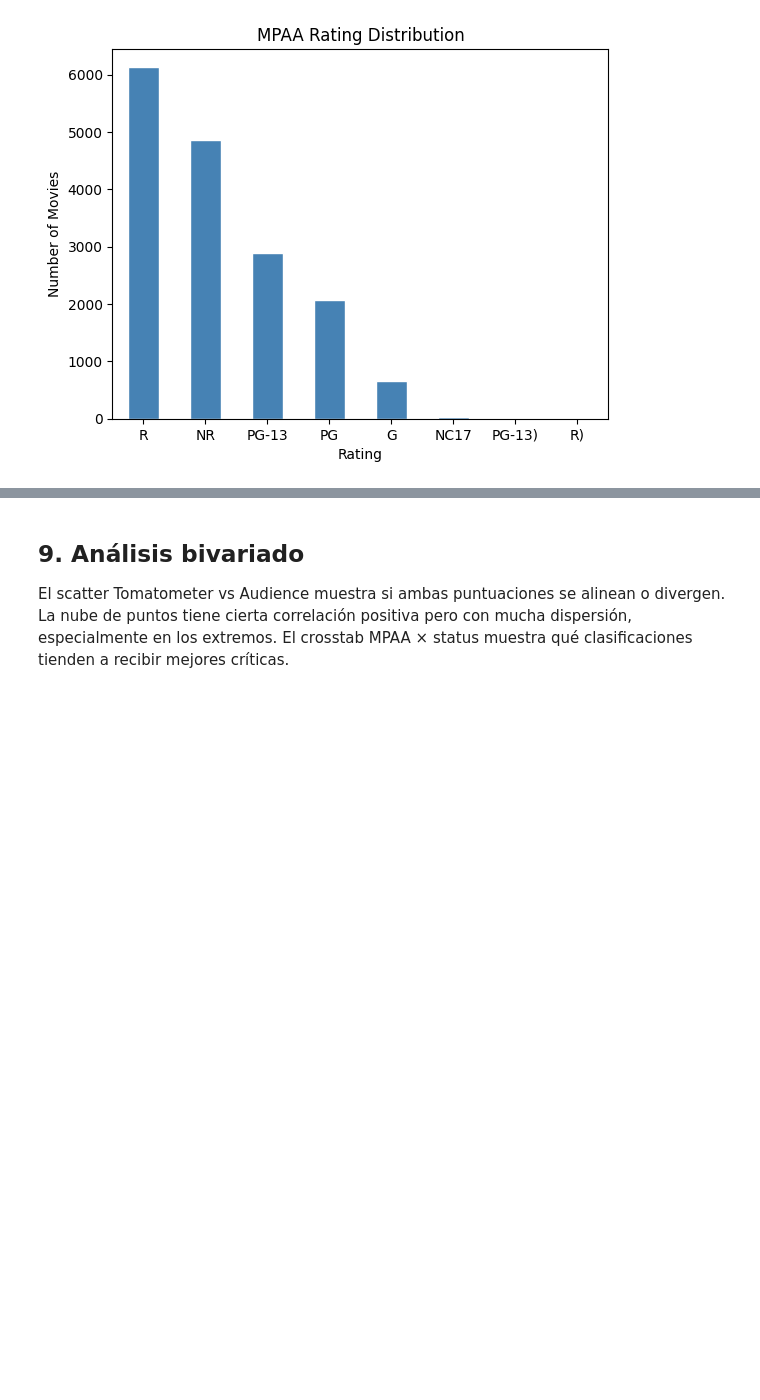
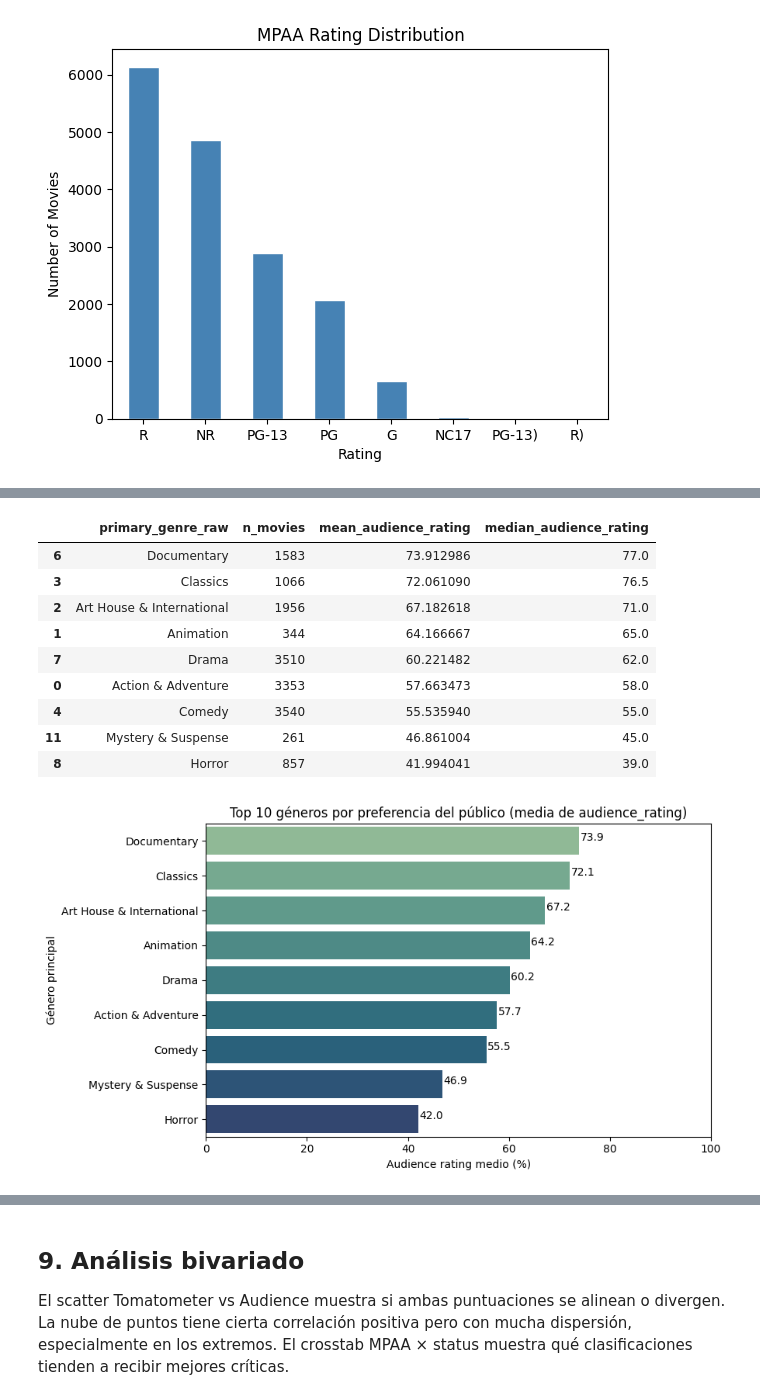
Before and after one commit to alvaromedinaro-png/Rotten-tomatoes-movies-data-analisis, a Jupyter notebook: notebooks/eda.ipynb, the cells around one changed output, grey strips where cells are left out. Saved outputs shown, nothing was run; the diff lists cells and outputs as text; code cells hidden in the pictures; blank space fills up the shorter version.

```diff
--- a/notebooks/eda.ipynb
+++ b/notebooks/eda.ipynb
@@ -245,0 +257,51 @@ plt.show()
+# %%
+# Género principal para análisis de preferencia
+_pref = df.copy()
+_pref['primary_genre_raw'] = _pref['genre'].fillna('Unknown').str.split(',').str[0].str.strip()
+
+genre_pref = (
+    _pref.groupby('primary_genre_raw', as_index=False)
+    .agg(
+        n_movies=('movie_title', 'count'),
+        mean_audience_rating=('audience_rating', 'mean'),
+        median_audience_rating=('audience_rating', 'median')
+    )
+)
+
+# Control de tamaño muestral para evitar rankings por géneros con muy pocas películas
+genre_pref = genre_pref[genre_pref['n_movies'] >= 50].copy()
+top_preferred = genre_pref.sort_values('mean_audience_rating', ascending=False).head(10)
+
+display(top_preferred)
+
+plt.figure(figsize=(9, 5))
+ax = sns.barplot(
+    data=top_preferred,
+    x='mean_audience_rating',
+    y='primary_genre_raw',
+    hue='primary_genre_raw',
+    palette='crest',
+    legend=False,
+)
+
+for i, row in top_preferred.reset_index(drop=True).iterrows():
+    ax.text(row['mean_audience_rating'] + 0.2, i, f"{row['mean_audience_rating']:.1f}")
+
+plt.title('Top 10 géneros por preferencia del público (media de audience_rating)')
+plt.xlabel('Audience rating medio (%)')
+plt.ylabel('Género principal')
+plt.xlim(0, 100)
+plt.tight_layout()
+plt.show()
+# %% [output]
+|  | primary_genre_raw | n_movies | mean_audience_rating | median_audience_rating |
+| 6 | Documentary | 1583 | 73.912986 | 77.0 |
+| 3 | Classics | 1066 | 72.061090 | 76.5 |
+| 2 | Art House & International | 1956 | 67.182618 | 71.0 |
+| 1 | Animation | 344 | 64.166667 | 65.0 |
+| 7 | Drama | 3510 | 60.221482 | 62.0 |
+| 0 | Action & Adventure | 3353 | 57.663473 | 58.0 |
+| 4 | Comedy | 3540 | 55.535940 | 55.0 |
+| 11 | Mystery & Suspense | 261 | 46.861004 | 45.0 |
+| 8 | Horror | 857 | 41.994041 | 39.0 |
+[figure, added]
```
Also changed, not shown: parts of 12 cells of this notebook, 2 other files.
